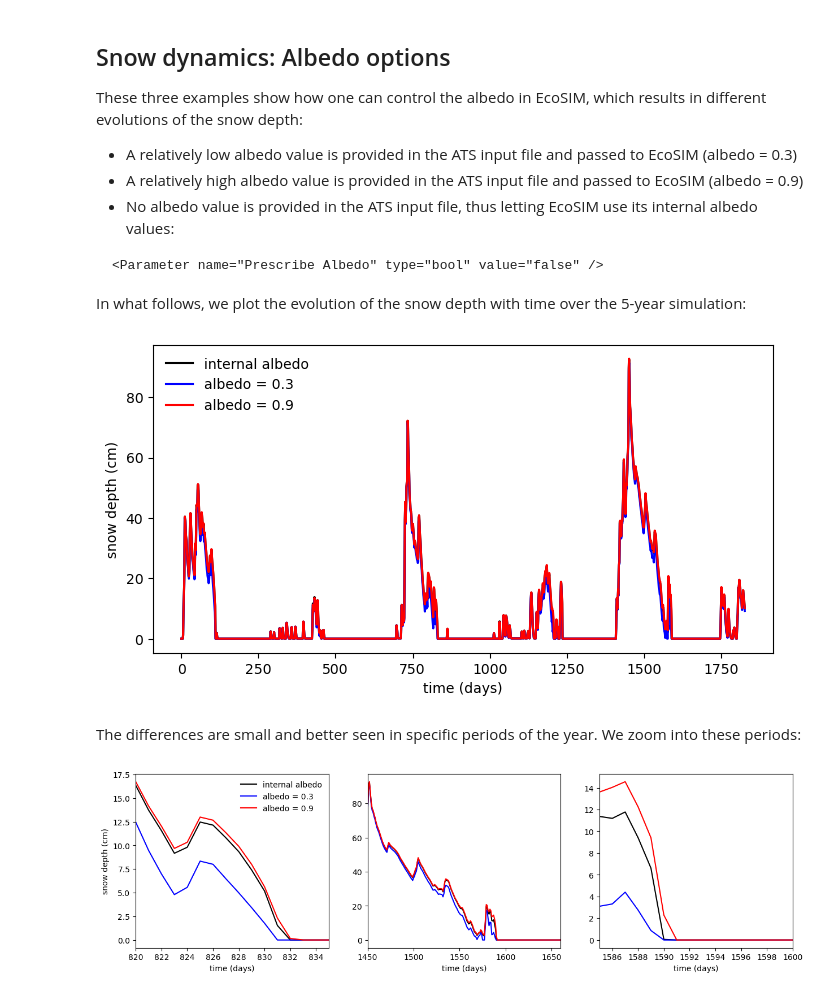
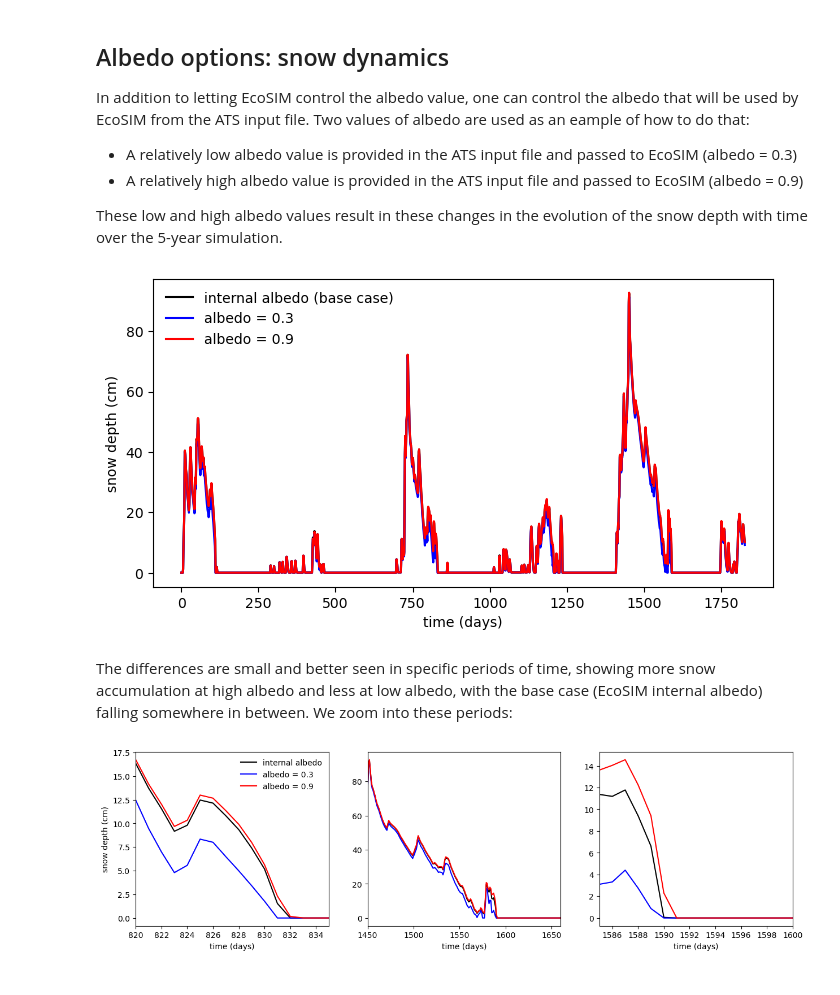
Before and after one commit to amanzi/ats-demos, a Jupyter notebook: 14_ecosim/ecosim.ipynb, the cells around one changed output. Cells and saved outputs as stored; diff of their text form; code cells hidden in the pictures.

Commit message:
updated all input files for albedo, added phenology roots w/ precip example, updated the notebook, added forcing data

````diff
--- a/14_ecosim/ecosim.ipynb
+++ b/14_ecosim/ecosim.ipynb
@@ -34,0 +61,11 @@ import pandas
+# %%
+dir_base = "snow_dynamics_albedo_internal.demo"
+base = pandas.read_csv(os.path.join(dir_base, 'snow_status.dat'), comment='#')
+fig, ax = plt.subplots(1,1, figsize=(8,4))
+
+ax.plot(base['time [s]'][:]/86400, base['snow_depth'][:]*100., color='k', label="internal albedo (base case)")
+
+ax.set_xlabel("time (days)")
+ax.set_ylabel("snow depth (cm)")
+ax.legend(frameon=False)
+plt.show()
@@ -35,39 +74,33 @@ import pandas
 # %% [markdown]
-## Snow dynamics: Albedo options
+## Albedo options: snow dynamics
 
-These three examples show how one can control the albedo in EcoSIM, which results in different evolutions of the snow depth:
+In addition to letting EcoSIM control the albedo value, one can control the albedo that will be used by EcoSIM from the ATS input file. Two values of albedo are used as an eample of how to do that:
 
 - A relatively low albedo value is provided in the ATS input file and passed to EcoSIM (albedo = 0.3)
 - A relatively high albedo value is provided in the ATS input file and passed to EcoSIM (albedo = 0.9)
-- No albedo value is provided in the ATS input file, thus letting EcoSIM use its internal albedo values:
-```xml
-<Parameter name="Prescribe Albedo" type="bool" value="false" />
-```
 
-In what follows, we plot the evolution of the snow depth with time over the 5-year simulation:
+These low and high albedo values result in these changes in the evolution of the snow depth with time over the 5-year simulation.
 # %%
-dir_no_albedo = "snow_dynamics_albedo_internal.demo"
 dir_lo_albedo = "snow_dynamics_albedo_low.demo"
 dir_hi_albedo = "snow_dynamics_albedo_high.demo"
 
-no_albedo = pandas.read_csv(os.path.join(dir_no_albedo, 'snow_status.dat'), comment='#')
 lo_albedo = pandas.read_csv(os.path.join(dir_lo_albedo, 'snow_status.dat'), comment='#')
 hi_albedo = pandas.read_csv(os.path.join(dir_hi_albedo, 'snow_status.dat'), comment='#')
 
 fig, ax = plt.subplots(1,1, figsize=(8,4))
 
-ax.plot(no_albedo['time [s]'][:]/86400, no_albedo['snow_depth'][:]*100., color='k', label="internal albedo")
+ax.plot(base['time [s]'][:]/86400, base['snow_depth'][:]*100., color='k', label="internal albedo (base case)")
 ax.plot(lo_albedo['time [s]'][:]/86400, lo_albedo['snow_depth'][:]*100., color='b', label="albedo = 0.3")
 ax.plot(hi_albedo['time [s]'][:]/86400, hi_albedo['snow_depth'][:]*100., color='r', label="albedo = 0.9")
 
 ax.set_xlabel("time (days)")
 ax.set_ylabel("snow depth (cm)")
 ax.legend(frameon=False)
 plt.show()
 # %% [output]
-[figure, old version]
+[figure, new version]
 # %% [markdown]
-The differences are small and better seen in specific periods of the year. We zoom into these periods:
+The differences are small and better seen in specific periods of time, showing more snow accumulation at high albedo and less at low albedo, with the base case (EcoSIM internal albedo) falling somewhere in between. We zoom into these periods:
 # %%
 fig, ax = plt.subplots(1,3, figsize=(15,4))
 
````
Also changed, not shown: parts of 14 cells of this notebook, 4 other files.
